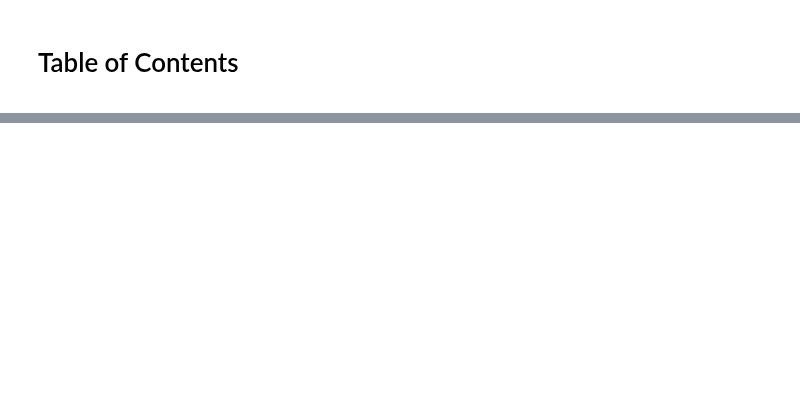
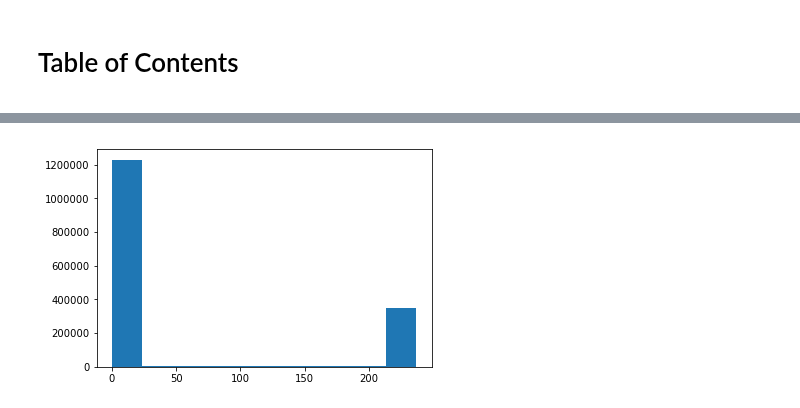
Before and after one commit to gregunz/MachineLearning2017, a Jupyter notebook: project02/src/pipeline_gregunz.ipynb, the cells around one changed output, grey strips where cells are left out. Cells and saved outputs as stored; diff of their text form; code cells hidden in the pictures; blank space fills up the shorter version.

```diff
--- a/project02/src/pipeline_gregunz.ipynb
+++ b/project02/src/pipeline_gregunz.ipynb
@@ -3,0 +66,5 @@
+# %%
+plt.hist(y_train.flatten())
+plt.show()
+# %% [output]
+[figure, added]
```
Also changed, not shown: parts of 13 cells of this notebook, 3 other files.
